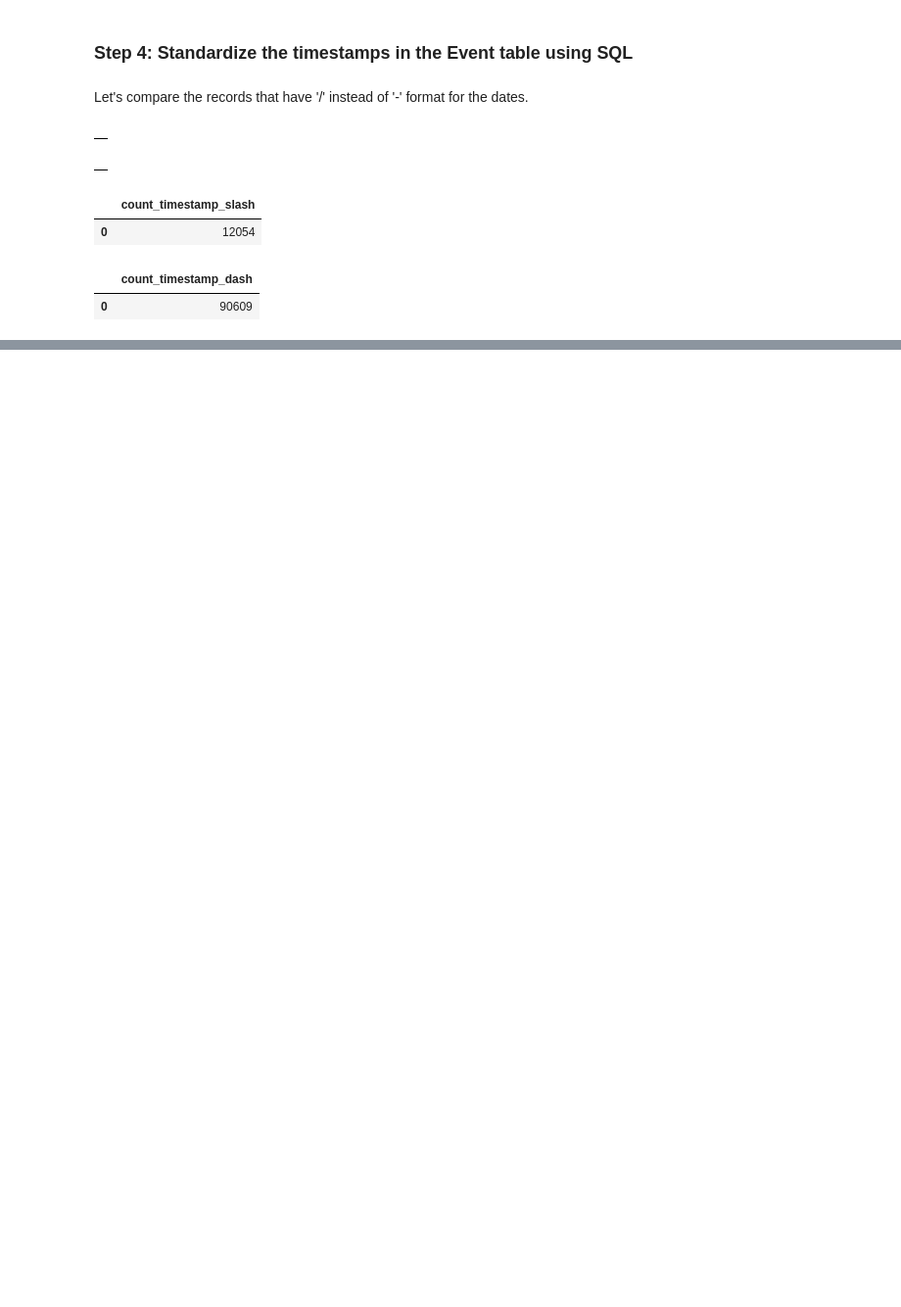
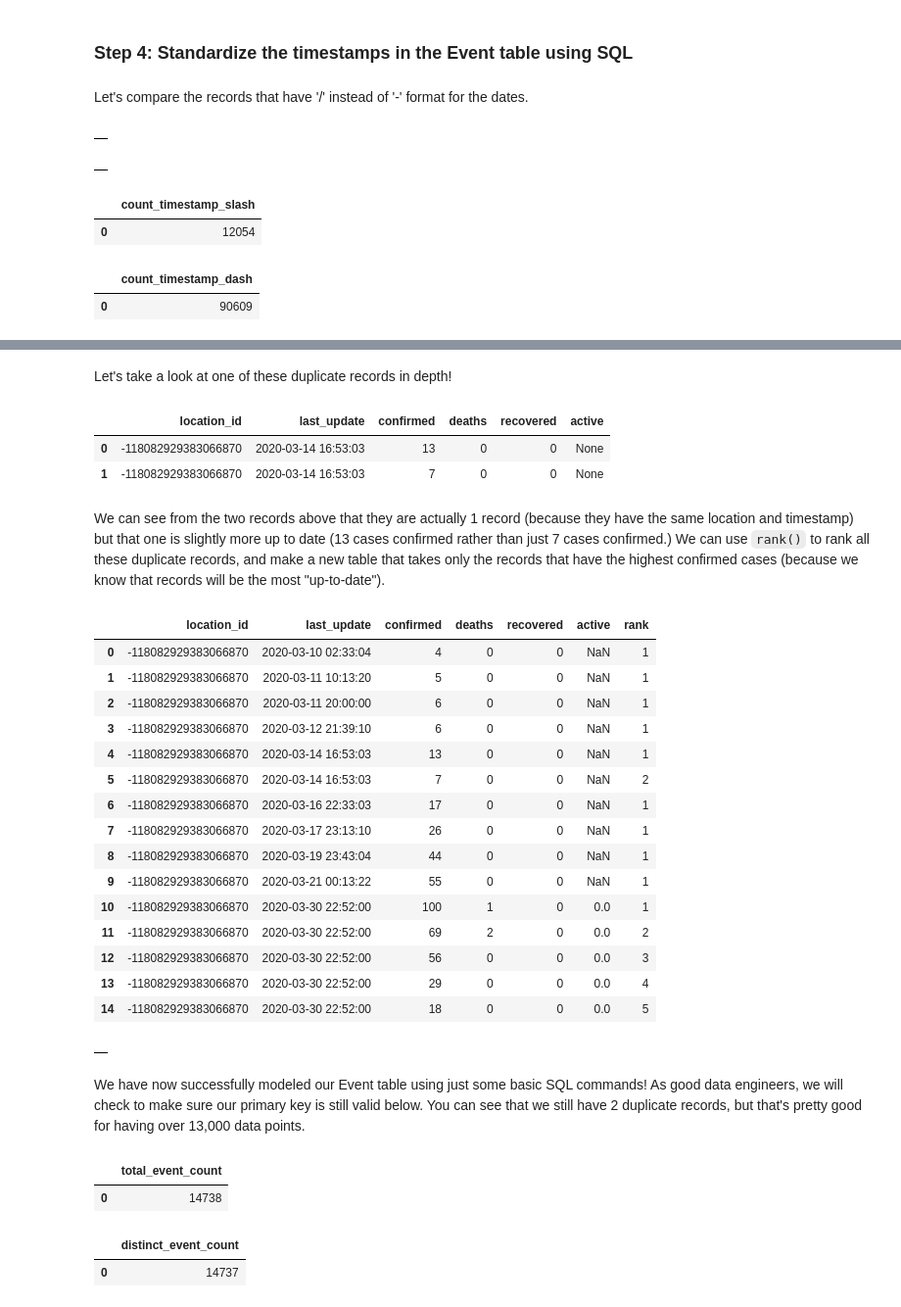
Before and after one commit to dmbrannon/COVID-19-pipeline, a Jupyter notebook: covid_19_modeling.ipynb, the cells around one changed output, grey strips where cells are left out. Shown at 98% size. Cells and saved outputs as stored; diff of their text form; code cells hidden in the pictures; blank space fills up the shorter version.

Commit message:
Finish modeling Event table

```diff
--- a/covid_19_modeling.ipynb
+++ b/covid_19_modeling.ipynb
@@ -134,0 +266,65 @@ from covid_19_model.Event_SQL_3
+# %% [markdown]
+Let's take a look at one of these duplicate records in depth!
+# %%
+%%bigquery
+select * from covid_19_model.Event_SQL_5
+where location_id = -118082929383066870 and last_update = '2020-03-14 16:53:03'
+# %% [output]
+|  | location_id | last_update | confirmed | deaths | recovered | active |
+| 0 | -118082929383066870 | 2020-03-14 16:53:03 | 13 | 0 | 0 | None |
+| 1 | -118082929383066870 | 2020-03-14 16:53:03 | 7 | 0 | 0 | None |
+# %% [markdown]
+We can see from the two records above that they are actually 1 record (because they have the same location and timestamp) but that one is slightly more up to date (13 cases confirmed rather than just 7 cases confirmed.) We can use `rank()` to rank all these duplicate records, and make a new table that takes only the records that have the highest confirmed cases (because we know that records will be the most "up-to-date").
+# %%
+%%bigquery
+select *,
+rank() over (partition by location_id, last_update order by confirmed desc) as rank
+from covid_19_model.Event_SQL_5
+where location_id in (-118082929383066870, 5199822387082299175)
+limit 15
+# %% [output]
+|  | location_id | last_update | confirmed | deaths | recovered | active | rank |
+| 0 | -118082929383066870 | 2020-03-10 02:33:04 | 4 | 0 | 0 | NaN | 1 |
+| 1 | -118082929383066870 | 2020-03-11 10:13:20 | 5 | 0 | 0 | NaN | 1 |
+| 2 | -118082929383066870 | 2020-03-11 20:00:00 | 6 | 0 | 0 | NaN | 1 |
+| 3 | -118082929383066870 | 2020-03-12 21:39:10 | 6 | 0 | 0 | NaN | 1 |
+| 4 | -118082929383066870 | 2020-03-14 16:53:03 | 13 | 0 | 0 | NaN | 1 |
+| 5 | -118082929383066870 | 2020-03-14 16:53:03 | 7 | 0 | 0 | NaN | 2 |
+| 6 | -118082929383066870 | 2020-03-16 22:33:03 | 17 | 0 | 0 | NaN | 1 |
+| 7 | -118082929383066870 | 2020-03-17 23:13:10 | 26 | 0 | 0 | NaN | 1 |
+| 8 | -118082929383066870 | 2020-03-19 23:43:04 | 44 | 0 | 0 | NaN | 1 |
+| 9 | -118082929383066870 | 2020-03-21 00:13:22 | 55 | 0 | 0 | NaN | 1 |
+| 10 | -118082929383066870 | 2020-03-30 22:52:00 | 100 | 1 | 0 | 0.0 | 1 |
+| 11 | -118082929383066870 | 2020-03-30 22:52:00 | 69 | 2 | 0 | 0.0 | 2 |
+| 12 | -118082929383066870 | 2020-03-30 22:52:00 | 56 | 0 | 0 | 0.0 | 3 |
+| 13 | -118082929383066870 | 2020-03-30 22:52:00 | 29 | 0 | 0 | 0.0 | 4 |
+| 14 | -118082929383066870 | 2020-03-30 22:52:00 | 18 | 0 | 0 | 0.0 | 5 |
+# %%
+%%bigquery
+create or replace table covid_19_model.Event_SQL_Final as
+select location_id, last_update, confirmed, deaths, recovered, active
+from
+(select *,
+rank() over (partition by location_id, last_update order by confirmed desc) as rank
+from covid_19_model.Event_SQL_5)
+where rank = 1
+# %% [output]
+|  |
+# %% [markdown]
+We have now successfully modeled our Event table using just some basic SQL commands! As good data engineers, we will check to make sure our primary key is still valid below. You can see that we still have 2 duplicate records, but that's pretty good for having over 13,000 data points.
+# %%
+%%bigquery
+select count(*) total_event_count
+from covid_19_model.Event_SQL_Final
+# %% [output]
+|  | total_event_count |
+| 0 | 14738 |
+# %%
+%%bigquery
+select count(*) distinct_event_count
+from
+(select distinct location_id, last_update
+from covid_19_model.Event_SQL_Final)
+# %% [output]
+|  | distinct_event_count |
+| 0 | 14737 |
```
Also changed, not shown: parts of 17 cells of this notebook.
